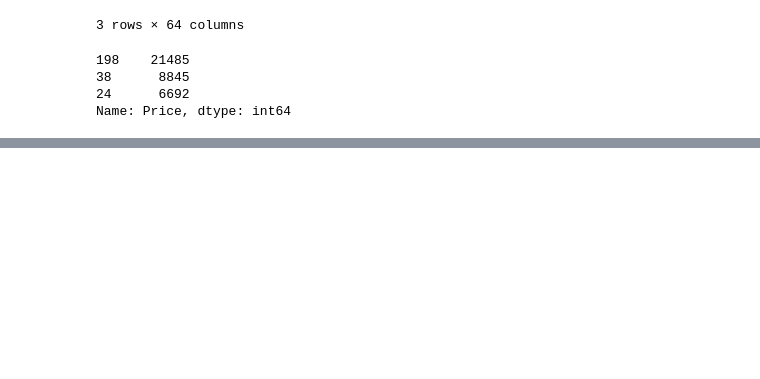
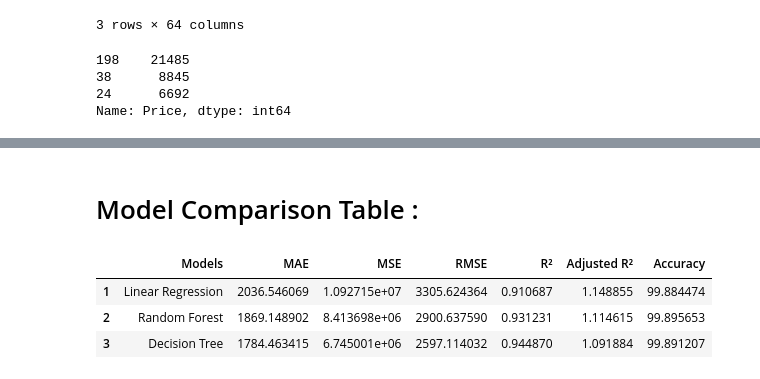
Before and after one commit to harshaslekar5968-crypto/Auto_Price_Prediction_Project, a Jupyter notebook: Auto_Price_Prediction_Model.ipynb, the cells around one changed output, grey strips where cells are left out. Drawn from its saved outputs; the diff is of its cells as text; code cells hidden in the pictures; blank space fills up the shorter version.

```diff
--- a/Auto_Price_Prediction_Model.ipynb
+++ b/Auto_Price_Prediction_Model.ipynb
@@ -395,0 +507,9 @@ dt_model = DecisionTreeRegressor(random_state=42)
+# %%
+mae = mean_absolute_error(df_test_y,dt_predictions)
+mse = mean_squared_error(df_test_y,dt_predictions)
+rmse = np.sqrt(mse)
+r2 = r2_score(df_test_y,dt_predictions)
+mape = mean_absolute_percentage_error(df_test_y,dt_predictions)
+# %%
+# Adjusted R-squared calculation :
+adjusted_r2 = 1 - (1 - r2) * (len(df_test_y) - 1) / (len(df_test_y) - df_test_x.shape[1] - 1)
@@ -395,0 +564,39 @@ dt_model = DecisionTreeRegressor(random_state=42)
+# %% [markdown]
+# Model Comparison Table :
+# %%
+models = {
+    "Linear Regression": lr_model,
+    "Random Forest": rf_model,
+    "Decision Tree": dt_model
+}
+
+report = []
+
+for model_name, model in models.items():
+
+    predictions = model.predict(df_test_x)
+
+    mae = mean_absolute_error(df_test_y, predictions)
+    mse = mean_squared_error(df_test_y, predictions)
+    rmse = np.sqrt(mse)
+    r2 = r2_score(df_test_y, predictions)
+    adjusted_r2 = 1 - (1 - r2) * (len(df_test_y) - 1) / (len(df_test_y) - df_test_x.shape[1] - 1)
+    accuracy = 100 - mean_absolute_percentage_error(df_test_y, predictions)
+
+    report.append({
+        "Models": model_name,
+        "MAE": mae,
+        "MSE": mse,
+        "RMSE": rmse,
+        "R²": r2,
+        "Adjusted R²": adjusted_r2,
+        "Accuracy": accuracy
+    })
+
+report_df = pd.DataFrame(report,index=range(1,len(report)+1))
+report_df
+# %% [output]
+|  | Models | MAE | MSE | RMSE | R² | Adjusted R² | Accuracy |
+| 1 | Linear Regression | 2036.546069 | 1.092715e+07 | 3305.624364 | 0.910687 | 1.148855 | 99.884474 |
+| 2 | Random Forest | 1869.148902 | 8.413698e+06 | 2900.637590 | 0.931231 | 1.114615 | 99.895653 |
+| 3 | Decision Tree | 1784.463415 | 6.745001e+06 | 2597.114032 | 0.944870 | 1.091884 | 99.891207 |
```
Also changed, not shown: parts of 41 cells of this notebook.
